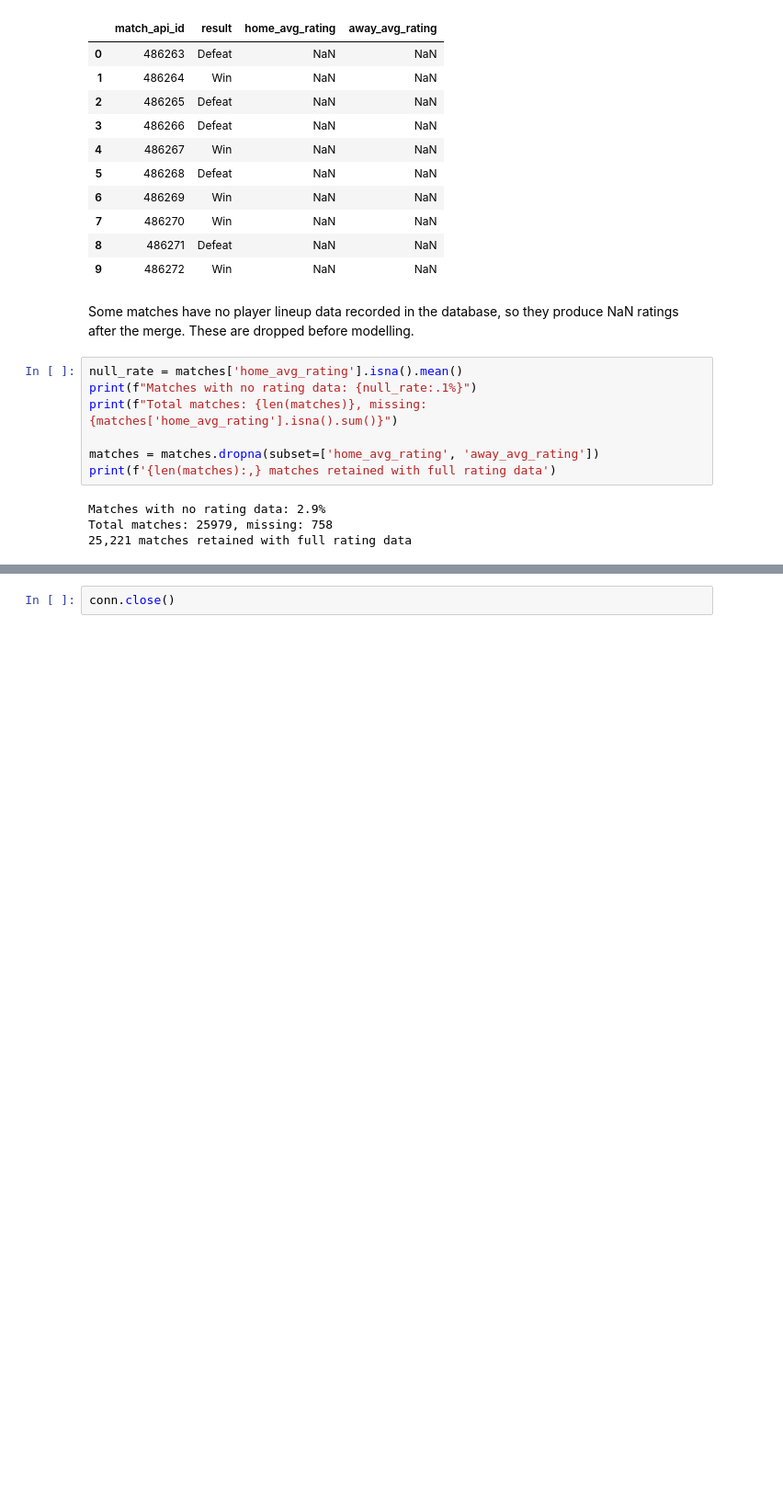
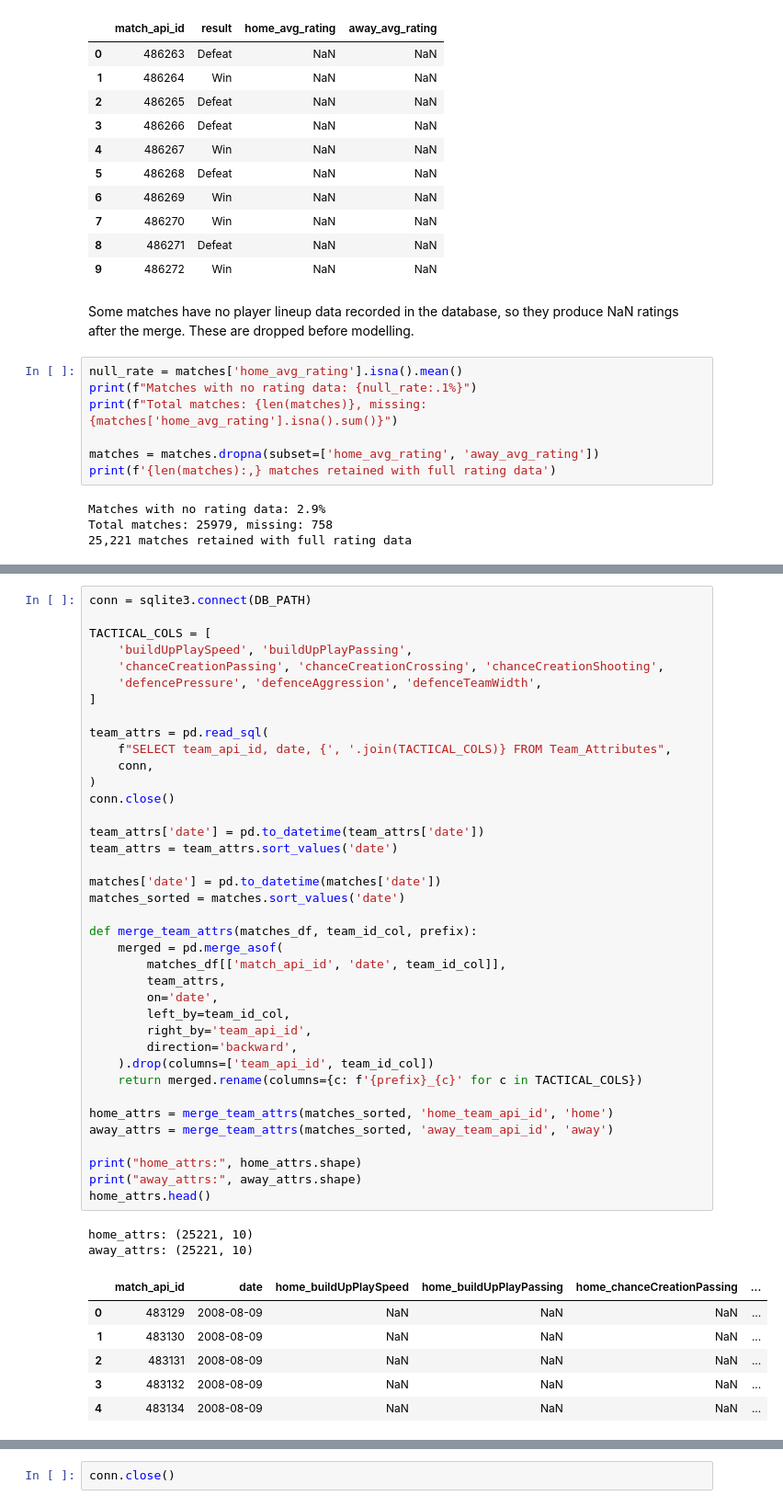
Before and after one commit to Yalexk/Sports-NLP-Outcome-Predictor, a Jupyter notebook: notebooks/feature_engineering.ipynb, the cells around one changed output, grey strips where cells are left out. Shown at 92% size. Drawn from its saved outputs; the diff is of its cells as text; blank space fills up the shorter version.

```diff
--- a/notebooks/feature_engineering.ipynb
+++ b/notebooks/feature_engineering.ipynb
@@ -232,0 +358,47 @@ Total matches: 25979, missing: 758
+# %%
+conn = sqlite3.connect(DB_PATH)
+
+TACTICAL_COLS = [
+    'buildUpPlaySpeed', 'buildUpPlayPassing',
+    'chanceCreationPassing', 'chanceCreationCrossing', 'chanceCreationShooting',
+    'defencePressure', 'defenceAggression', 'defenceTeamWidth',
+]
+
+team_attrs = pd.read_sql(
+    f"SELECT team_api_id, date, {', '.join(TACTICAL_COLS)} FROM Team_Attributes",
+    conn,
+)
+conn.close()
+
+team_attrs['date'] = pd.to_datetime(team_attrs['date'])
+team_attrs = team_attrs.sort_values('date')
+
+matches['date'] = pd.to_datetime(matches['date'])
+matches_sorted = matches.sort_values('date')
+
+def merge_team_attrs(matches_df, team_id_col, prefix):
+    merged = pd.merge_asof(
+        matches_df[['match_api_id', 'date', team_id_col]],
+        team_attrs,
+        on='date',
+        left_by=team_id_col,
+        right_by='team_api_id',
+        direction='backward',
+    ).drop(columns=['team_api_id', team_id_col])
+    return merged.rename(columns={c: f'{prefix}_{c}' for c in TACTICAL_COLS})
+
+home_attrs = merge_team_attrs(matches_sorted, 'home_team_api_id', 'home')
+away_attrs = merge_team_attrs(matches_sorted, 'away_team_api_id', 'away')
+
+print("home_attrs:", home_attrs.shape)
+print("away_attrs:", away_attrs.shape)
+home_attrs.head()
+# %% [output]
+home_attrs: (25221, 10)
+away_attrs: (25221, 10)
+|  | match_api_id | date | home_buildUpPlaySpeed | home_buildUpPlayPassing | home_chanceCreationPassing | ... |
+| 0 | 483129 | 2008-08-09 | NaN | NaN | NaN | ... |
+| 1 | 483130 | 2008-08-09 | NaN | NaN | NaN | ... |
+| 2 | 483131 | 2008-08-09 | NaN | NaN | NaN | ... |
+| 3 | 483132 | 2008-08-09 | NaN | NaN | NaN | ... |
+| 4 | 483134 | 2008-08-09 | NaN | NaN | NaN | ... |
```
Also changed, not shown: parts of 7 cells of this notebook, 2 other files.
